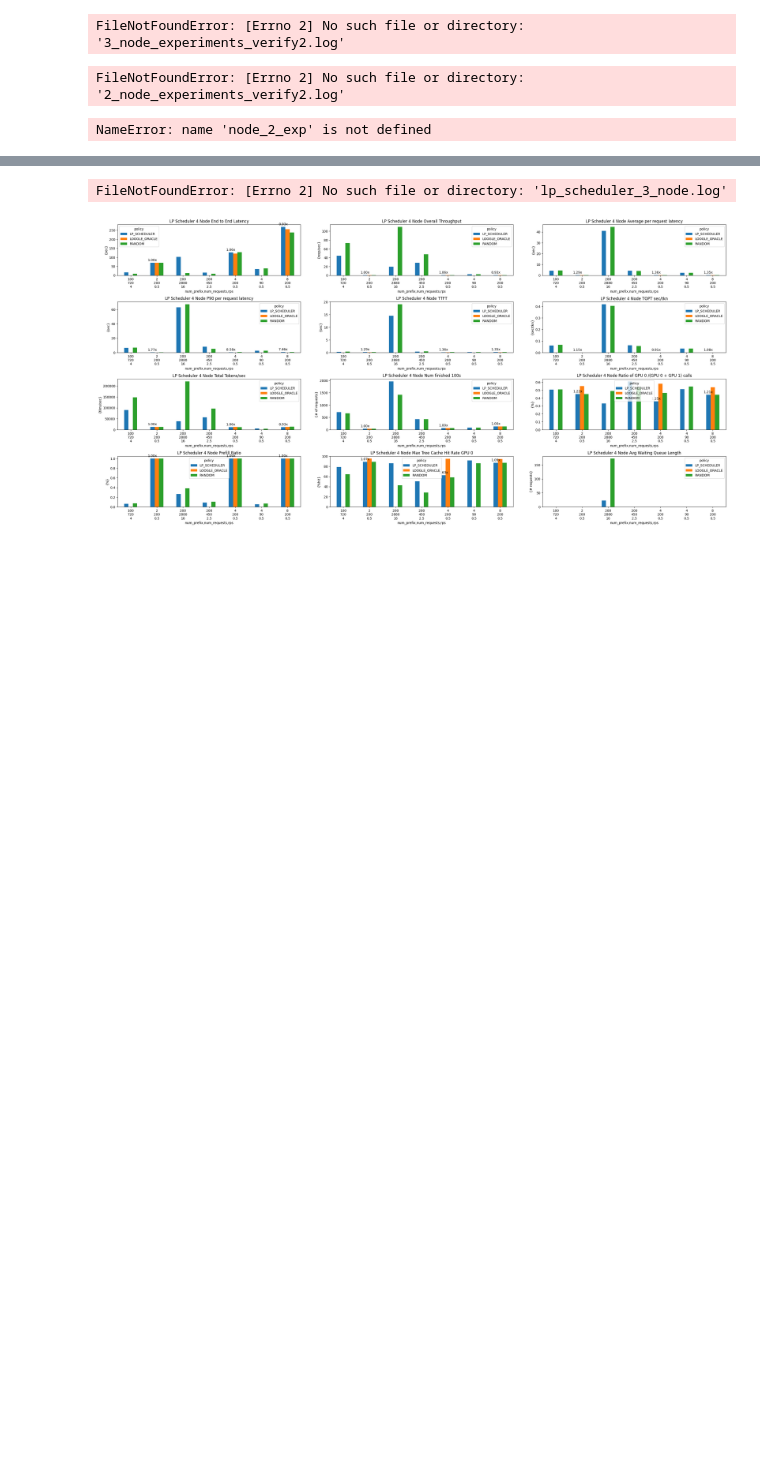
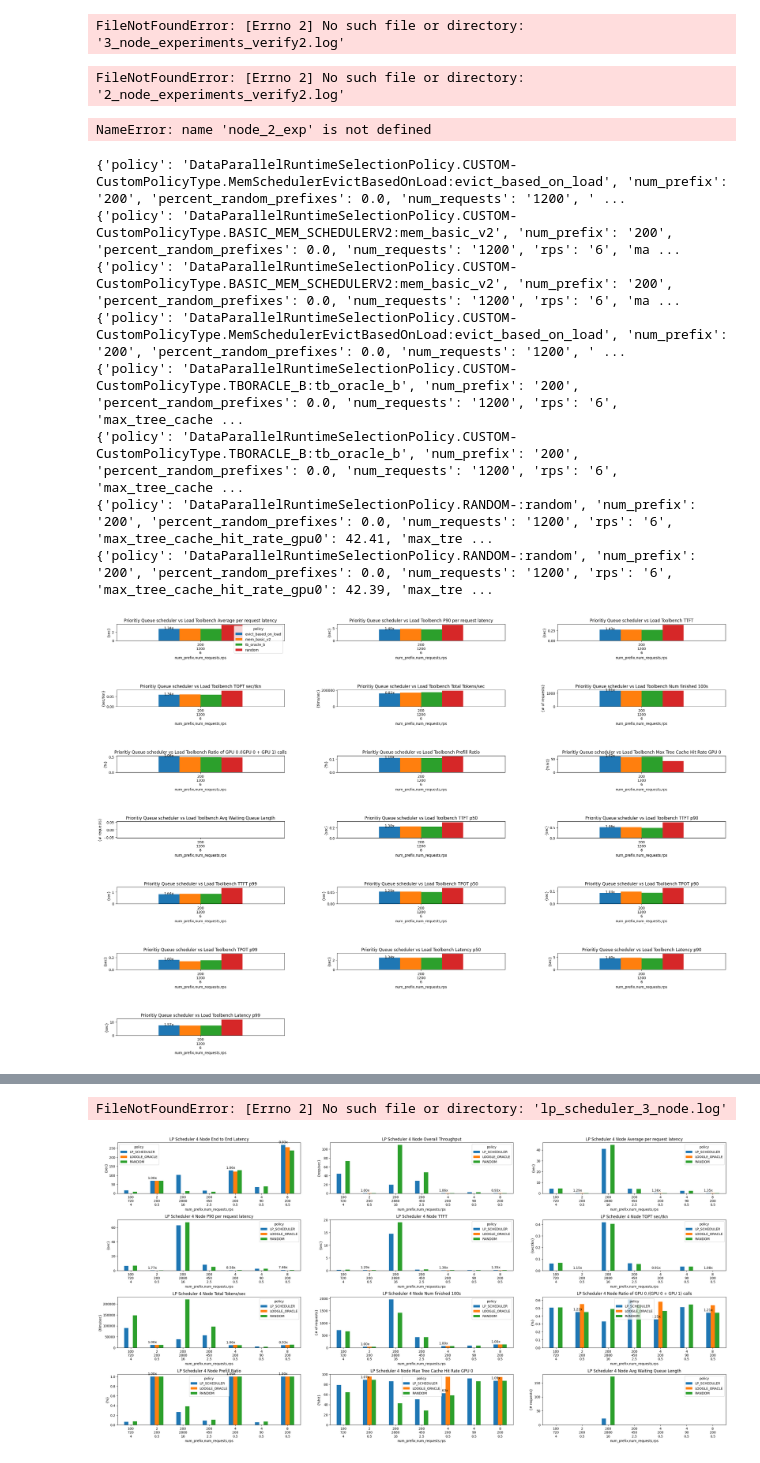
Before and after one commit to WukLab/preble, a Jupyter notebook: multi_node/benchmarks/plot_rps_results.ipynb, the cells around one changed output, grey strips where cells are left out. Saved outputs shown, nothing was run; the diff lists cells and outputs as text; code cells hidden in the pictures; blank space fills up the shorter version.

```diff
--- a/multi_node/benchmarks/plot_rps_results.ipynb
+++ b/multi_node/benchmarks/plot_rps_results.ipynb
@@ -477,4 +486,21 @@ compare_n_plots(
 )
 # %% [output]
 NameError: name 'node_2_exp' is not defined
+# %%
+log_file = "evict_based_load/toolbench_mem_and_evict.log"
+param_keys = ["model_name", "num_prefix", "percent_random_prefixes", "num_requests", "rps", "policy", "exp_time"]
+metrics = extract_metrics(log_file, param_keys, max_gpus=2)
+lp_scheduler_exp = {}
+plot_metrics(metrics, "Prioritiy Queue scheduler vs Load Toolbench", global_metric_dfs=lp_scheduler_exp, baseline_key="random",
+            global_metric_columns=["evict_based_on_load", "mem_basic_v2", "tb_oracle_b", "random"], ax_dims=(7, 3), figsize=(28, 20))
+# %% [output]
+{'policy': 'DataParallelRuntimeSelectionPolicy.CUSTOM-CustomPolicyType.MemSchedulerEvictBasedOnLoad:evict_based_on_load', 'num_prefix': '200', 'percent_random_prefixes': 0.0, 'num_requests': '1200', ' ...
+{'policy': 'DataParallelRuntimeSelectionPolicy.CUSTOM-CustomPolicyType.BASIC_MEM_SCHEDULERV2:mem_basic_v2', 'num_prefix': '200', 'percent_random_prefixes': 0.0, 'num_requests': '1200', 'rps': '6', 'ma ...
+{'policy': 'DataParallelRuntimeSelectionPolicy.CUSTOM-CustomPolicyType.BASIC_MEM_SCHEDULERV2:mem_basic_v2', 'num_prefix': '200', 'percent_random_prefixes': 0.0, 'num_requests': '1200', 'rps': '6', 'ma ...
+{'policy': 'DataParallelRuntimeSelectionPolicy.CUSTOM-CustomPolicyType.MemSchedulerEvictBasedOnLoad:evict_based_on_load', 'num_prefix': '200', 'percent_random_prefixes': 0.0, 'num_requests': '1200', ' ...
+{'policy': 'DataParallelRuntimeSelectionPolicy.CUSTOM-CustomPolicyType.TBORACLE_B:tb_oracle_b', 'num_prefix': '200', 'percent_random_prefixes': 0.0, 'num_requests': '1200', 'rps': '6', 'max_tree_cache ...
+{'policy': 'DataParallelRuntimeSelectionPolicy.CUSTOM-CustomPolicyType.TBORACLE_B:tb_oracle_b', 'num_prefix': '200', 'percent_random_prefixes': 0.0, 'num_requests': '1200', 'rps': '6', 'max_tree_cache ...
+{'policy': 'DataParallelRuntimeSelectionPolicy.RANDOM-:random', 'num_prefix': '200', 'percent_random_prefixes': 0.0, 'num_requests': '1200', 'rps': '6', 'max_tree_cache_hit_rate_gpu0': 42.41, 'max_tre ...
+{'policy': 'DataParallelRuntimeSelectionPolicy.RANDOM-:random', 'num_prefix': '200', 'percent_random_prefixes': 0.0, 'num_requests': '1200', 'rps': '6', 'max_tree_cache_hit_rate_gpu0': 42.39, 'max_tre ...
+[figure, added]
 # %%
```
Also changed, not shown: parts of 2 cells of this notebook, 11 other files.
